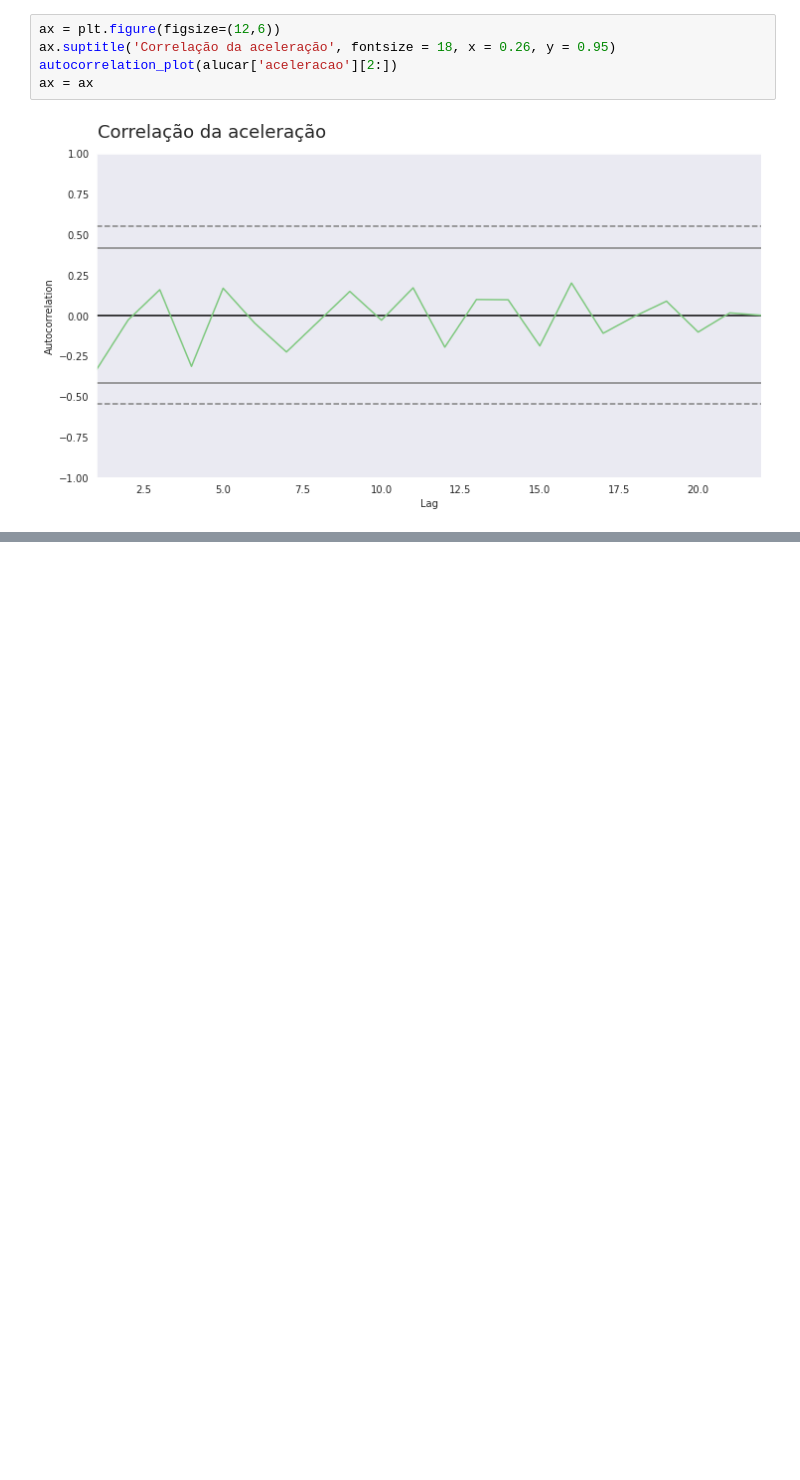
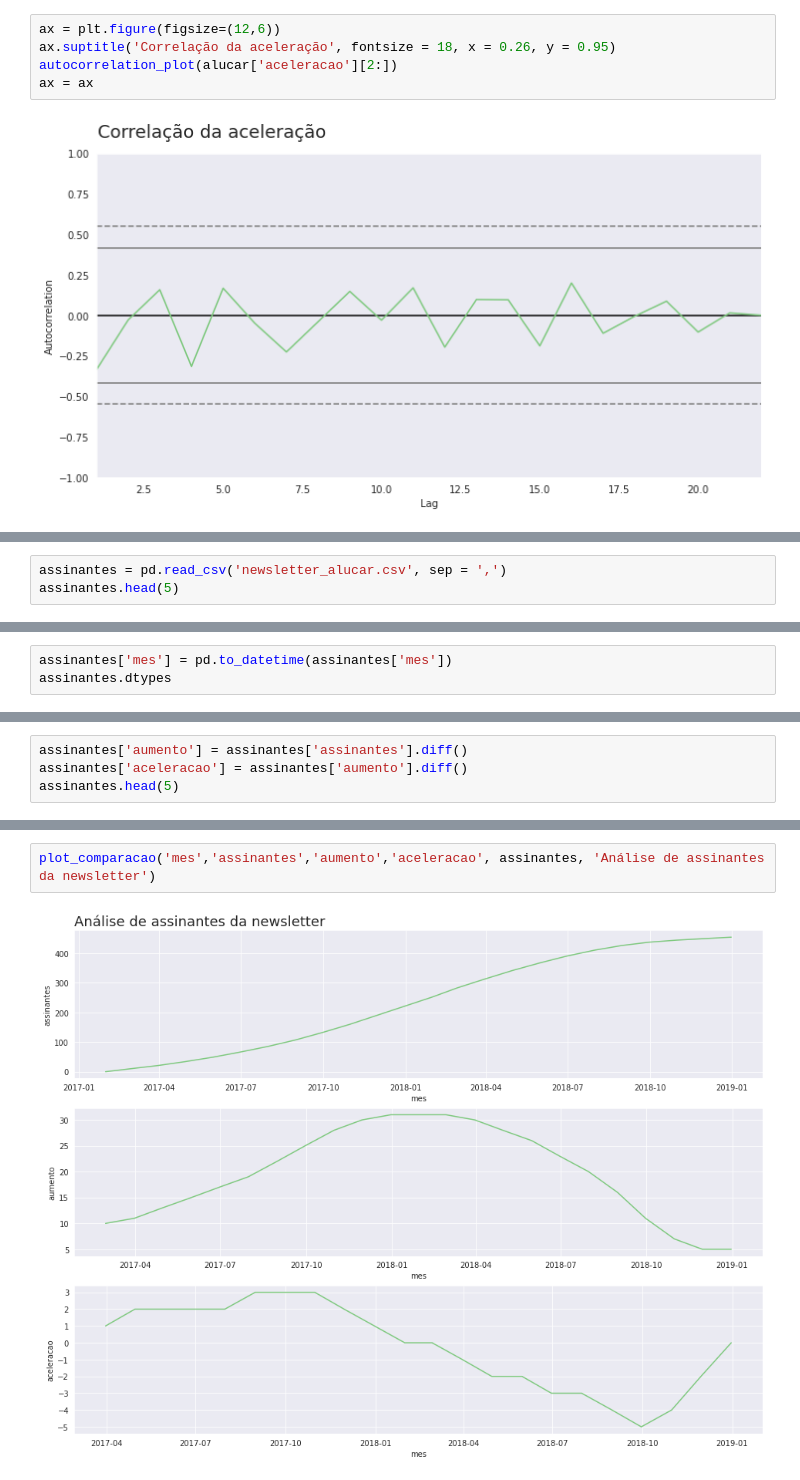
Before and after one commit to GabrielTB1/Time-Series, a Jupyter notebook: Time_Series.ipynb, the cells around one changed output, grey strips where cells are left out. Saved outputs shown, nothing was run; the diff lists cells and outputs as text; blank space fills up the shorter version.

Commit message:
Analisando assinantes newsletter

```diff
--- a/Time_Series.ipynb
+++ b/Time_Series.ipynb
@@ -167,0 +170,3 @@ ax = ax
+# %%
+assinantes = pd.read_csv('newsletter_alucar.csv', sep = ',')
+assinantes.head(5)
@@ -167,0 +192,3 @@ ax = ax
+# %%
+assinantes['mes'] = pd.to_datetime(assinantes['mes'])
+assinantes.dtypes
@@ -167,0 +199,4 @@ ax = ax
+# %%
+assinantes['aumento'] = assinantes['assinantes'].diff()
+assinantes['aceleracao'] = assinantes['aumento'].diff()
+assinantes.head(5)
@@ -167,0 +210,4 @@ ax = ax
+# %%
+plot_comparacao('mes','assinantes','aumento','aceleracao', assinantes, 'Análise de assinantes da newsletter')
+# %% [output]
+[figure, added]
```
Also changed, not shown: parts of 6 cells of this notebook.
